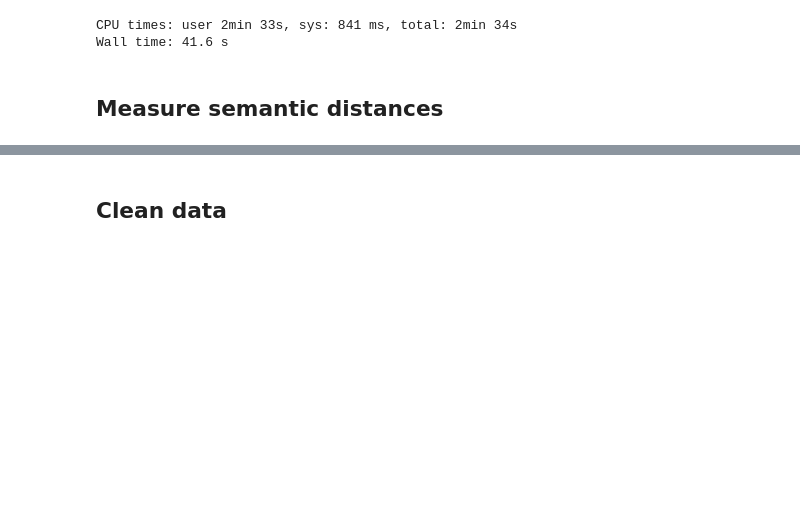
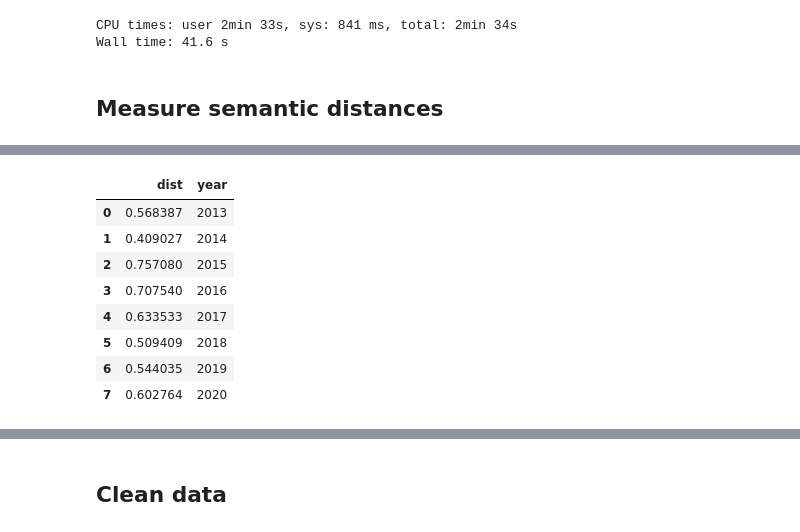
Before and after one commit to wuqui/socemb, a Jupyter notebook: 00_processing.ipynb, the cells around one changed output, grey strips where cells are left out. Drawn from its saved outputs; the diff is of its cells as text; code cells hidden in the pictures; blank space fills up the shorter version.

```diff
--- a/00_processing.ipynb
+++ b/00_processing.ipynb
@@ -174,0 +209,27 @@ for comm in COMMS:
+# %%
+df_grouped = df.groupby('year')
+# %%
+dists = {}
+for name, group in df_grouped:
+    dists[name] = cosine(group.query('subr == "politics"').iloc[0]['vec'], group.query('subr == "askaconservative"').iloc[0]['vec'])
+# %%
+dists_df = pd.DataFrame(
+    data={
+        'dist': dists.values(),
+        'year': dists.keys()
+    }
+)
+# %%
+dists_df['year'] = dists_df['year'].astype(str)
+# %%
+dists_df
+# %% [output]
+|  | dist | year |
+| 0 | 0.568387 | 2013 |
+| 1 | 0.409027 | 2014 |
+| 2 | 0.757080 | 2015 |
+| 3 | 0.707540 | 2016 |
+| 4 | 0.633533 | 2017 |
+| 5 | 0.509409 | 2018 |
+| 6 | 0.544035 | 2019 |
+| 7 | 0.602764 | 2020 |
```
Also changed, not shown: parts of 26 cells of this notebook, 4 other files.
